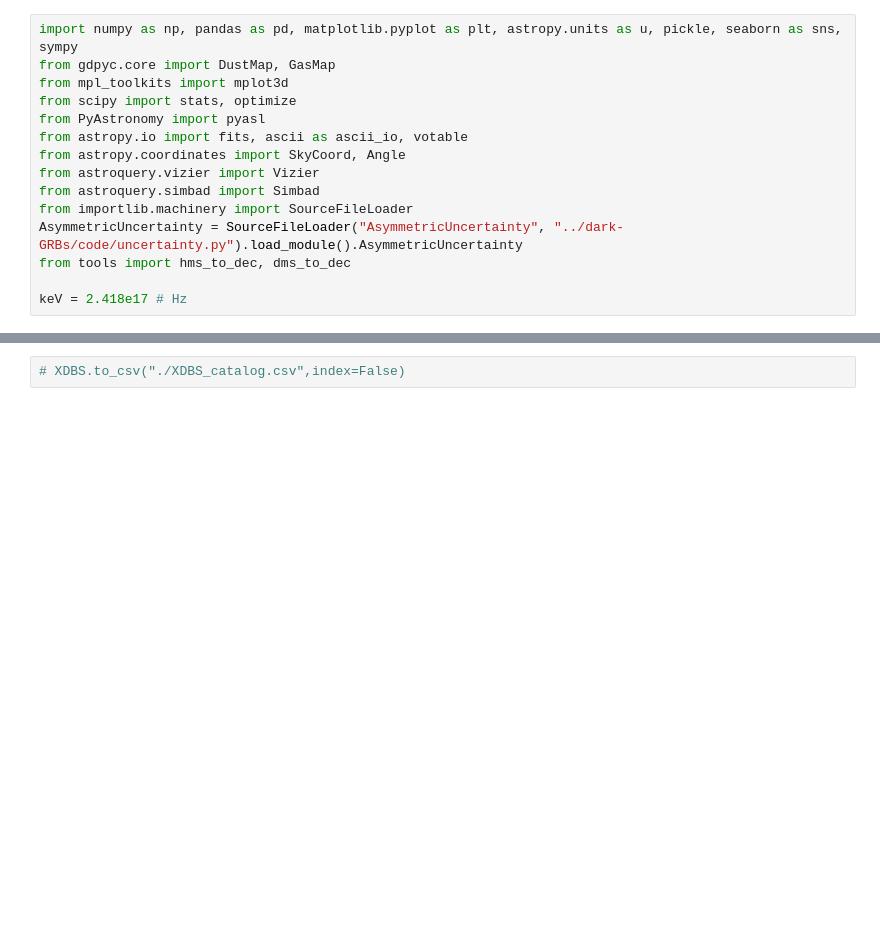
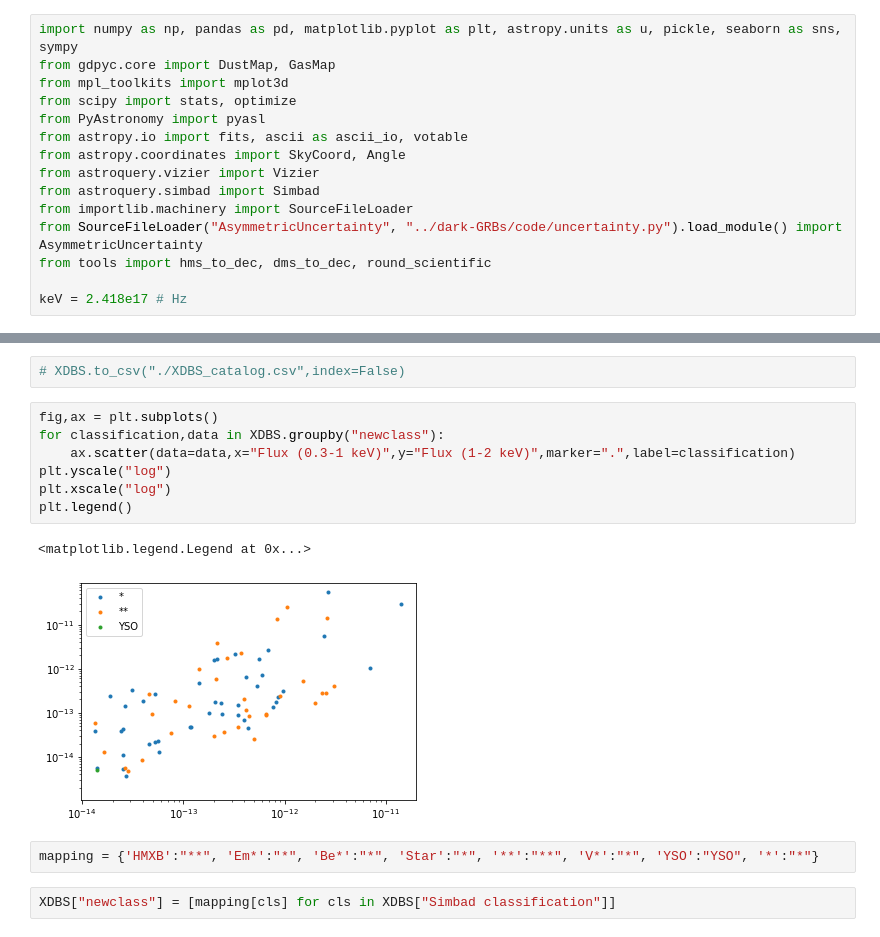
Before and after one commit to cgobat/XDBS-old, a Jupyter notebook: crossmatch.ipynb, the cells around one changed output, grey strips where cells are left out. Drawn from its saved outputs; the diff is of its cells as text; blank space fills up the shorter version.

```diff
--- a/crossmatch.ipynb
+++ b/crossmatch.ipynb
@@ -19,7 +22,7 @@ from astropy.coordinates import SkyCoord, Angle
 from astroquery.vizier import Vizier
 from astroquery.simbad import Simbad
 from importlib.machinery import SourceFileLoader
-AsymmetricUncertainty = SourceFileLoader("AsymmetricUncertainty", "../dark-GRBs/code/uncertainty.py").load_module().AsymmetricUncertainty
-from tools import hms_to_dec, dms_to_dec
+from SourceFileLoader("AsymmetricUncertainty", "../dark-GRBs/code/uncertainty.py").load_module() import AsymmetricUncertainty
+from tools import hms_to_dec, dms_to_dec, round_scientific
 
 keV = 2.418e17 # Hz
@@ -397,3 +413,17 @@ Text(0.5, 1.0, 'Color-magnitude diagram of Gaia-matched Be stars')
 # XDBS = pd.read_csv("./XDBS_catalog.csv")
 # %%
 # XDBS.to_csv("./XDBS_catalog.csv",index=False)
+# %%
+fig,ax = plt.subplots()
+for classification,data in XDBS.groupby("newclass"):
+    ax.scatter(data=data,x="Flux (0.3-1 keV)",y="Flux (1-2 keV)",marker=".",label=classification)
+plt.yscale("log")
+plt.xscale("log")
+plt.legend()
+# %% [output]
+<matplotlib.legend.Legend at 0x...>
+[figure, added]
+# %%
+mapping = {'HMXB':"**", 'Em*':"*", 'Be*':"*", 'Star':"*", '**':"**", 'V*':"*", 'YSO':"YSO", '*':"*"}
+# %%
+XDBS["newclass"] = [mapping[cls] for cls in XDBS["Simbad classification"]]
```
Also changed, not shown: parts of 2 cells of this notebook, 2 other files.
